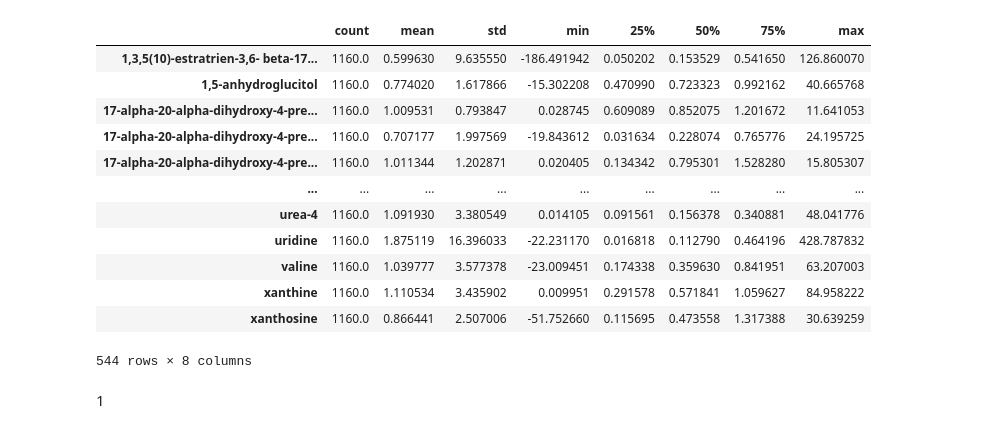
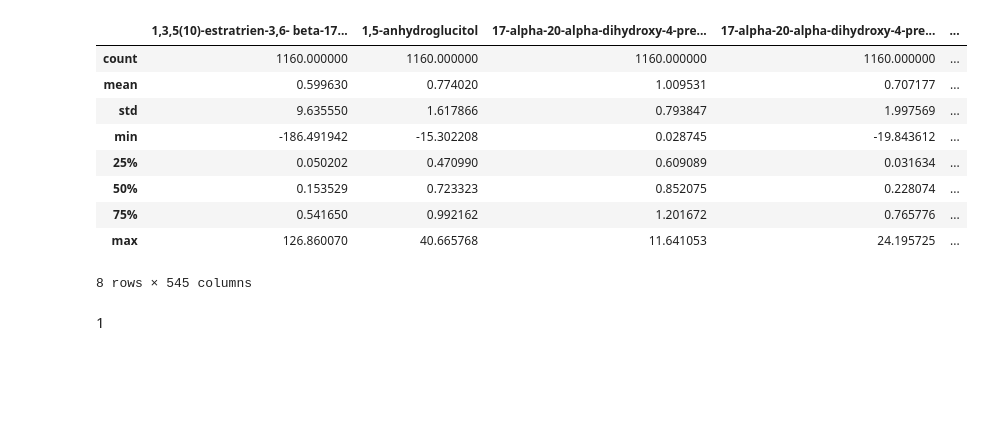
Before and after one commit to MarcoNapoleone/thesis, a Jupyter notebook: notebooks/visualization/ST001937_visualization.ipynb, the cells around one changed output. Drawn from its saved outputs; the diff is of its cells as text; code cells hidden in the pictures; blank space fills up the shorter version.

```diff
--- a/notebooks/visualization/ST001937_visualization.ipynb
+++ b/notebooks/visualization/ST001937_visualization.ipynb
@@ -1,26 +1,26 @@
 # %%
 import pandas as pd
+import numpy as np
 from matplotlib import pyplot as plt
 import seaborn as sns
 
-df = pd.read_csv('../data/ST001937_AN003150.csv')
-df = df.drop(['Sample ID', 'RAW_FILE_NAME', 'beta-gentiobiose-1'], axis=1)
+output_directory = '/home/marco/DataspellProjects/thesis/output/visualization/'
 
-sub_df = df
-sub_df.describe().T
+palette = sns.color_palette(["#2176AB", "#F97662", "#FFBF00", "#50C878", "#B284BE"])
+sns.set_palette(palette)
+
+df = pd.read_csv('../../data/archive/ST001937_AN003150.csv')
+df.describe()
 # %% [output]
-|  | count | mean | std | min | 25% | 50% | 75% | max |
-| 1,3,5(10)-estratrien-3,6- beta-17... | 1160.0 | 0.599630 | 9.635550 | -186.491942 | 0.050202 | 0.153529 | 0.541650 | 126.860070 |
-| 1,5-anhydroglucitol | 1160.0 | 0.774020 | 1.617866 | -15.302208 | 0.470990 | 0.723323 | 0.992162 | 40.665768 |
-| 17-alpha-20-alpha-dihydroxy-4-pre... | 1160.0 | 1.009531 | 0.793847 | 0.028745 | 0.609089 | 0.852075 | 1.201672 | 11.641053 |
-| 17-alpha-20-alpha-dihydroxy-4-pre... | 1160.0 | 0.707177 | 1.997569 | -19.843612 | 0.031634 | 0.228074 | 0.765776 | 24.195725 |
-| 17-alpha-20-alpha-dihydroxy-4-pre... | 1160.0 | 1.011344 | 1.202871 | 0.020405 | 0.134342 | 0.795301 | 1.528280 | 15.805307 |
-| ... | ... | ... | ... | ... | ... | ... | ... | ... |
-| urea-4 | 1160.0 | 1.091930 | 3.380549 | 0.014105 | 0.091561 | 0.156378 | 0.340881 | 48.041776 |
-| uridine | 1160.0 | 1.875119 | 16.396033 | -22.231170 | 0.016818 | 0.112790 | 0.464196 | 428.787832 |
-| valine | 1160.0 | 1.039777 | 3.577378 | -23.009451 | 0.174338 | 0.359630 | 0.841951 | 63.207003 |
-| xanthine | 1160.0 | 1.110534 | 3.435902 | 0.009951 | 0.291578 | 0.571841 | 1.059627 | 84.958222 |
-| xanthosine | 1160.0 | 0.866441 | 2.507006 | -51.752660 | 0.115695 | 0.473558 | 1.317388 | 30.639259 |
+|  | 1,3,5(10)-estratrien-3,6- beta-17... | 1,5-anhydroglucitol | 17-alpha-20-alpha-dihydroxy-4-pre... | 17-alpha-20-alpha-dihydroxy-4-pre... | ... |
+| count | 1160.000000 | 1160.000000 | 1160.000000 | 1160.000000 | ... |
+| mean | 0.599630 | 0.774020 | 1.009531 | 0.707177 | ... |
+| std | 9.635550 | 1.617866 | 0.793847 | 1.997569 | ... |
+| min | -186.491942 | -15.302208 | 0.028745 | -19.843612 | ... |
+| 25% | 0.050202 | 0.470990 | 0.609089 | 0.031634 | ... |
+| 50% | 0.153529 | 0.723323 | 0.852075 | 0.228074 | ... |
+| 75% | 0.541650 | 0.992162 | 1.201672 | 0.765776 | ... |
+| max | 126.860070 | 40.665768 | 11.641053 | 24.195725 | ... |
-544 rows × 8 columns
+8 rows × 545 columns
 # %% [markdown]
 1
```
Also changed, not shown: parts of 10 cells of this notebook, 45 other files.
